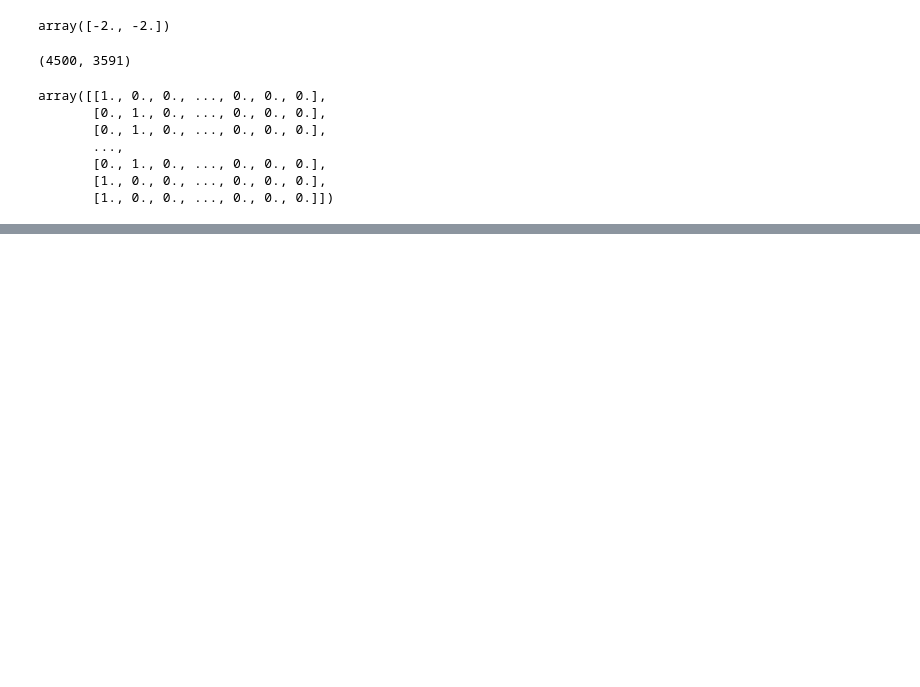
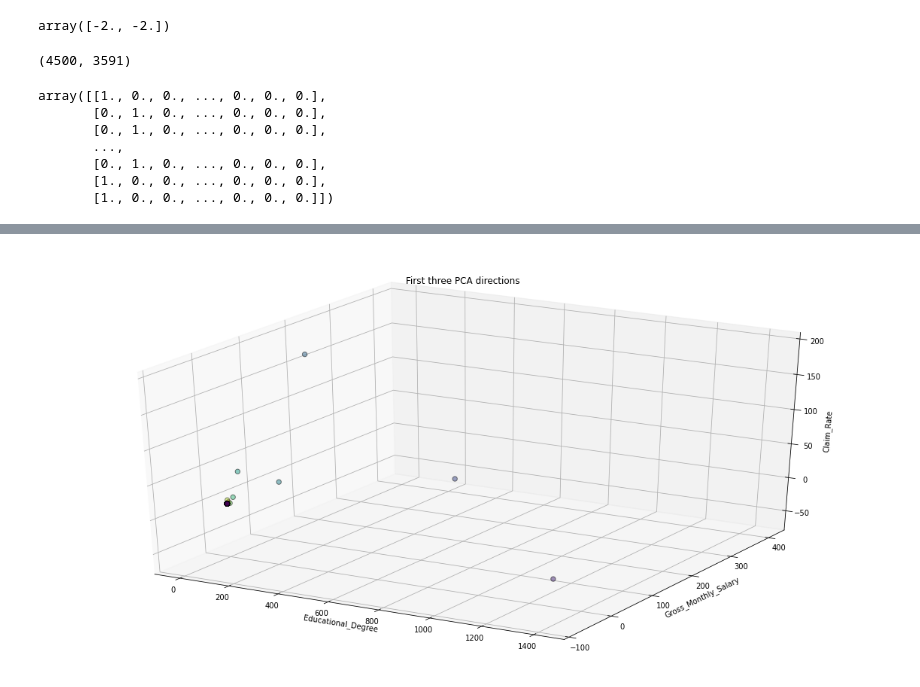
Before and after one commit to ebarkhordar/clustering-of-bank-customers, a Jupyter notebook: Czech_customer_segmentation.ipynb, the cells around one changed output, grey strips where cells are left out. Saved outputs shown, nothing was run; the diff lists cells and outputs as text; code cells hidden in the pictures; blank space fills up the shorter version.

```diff
--- a/Czech_customer_segmentation.ipynb
+++ b/Czech_customer_segmentation.ipynb
@@ -443,0 +550,15 @@ NameError: ignored
+# %%
+fig = plt.figure(figsize=(20,10))
+ax = fig.add_subplot(111, projection='3d')
+ax.scatter(principal_components[:,0],principal_components[:,1],principal_components[:,2],
+            c=y_kmeans, cmap='viridis',
+            edgecolor='k', s=40, alpha = 0.5)
+
+
+ax.set_title("First three PCA directions")
+ax.set_xlabel("Educational_Degree")
+ax.set_ylabel("Gross_Monthly_Salary")
+ax.set_zlabel("Claim_Rate")
+ax.dist = 10
+# %% [output]
+[figure, added]
```
Also changed, not shown: parts of 25 cells of this notebook.
